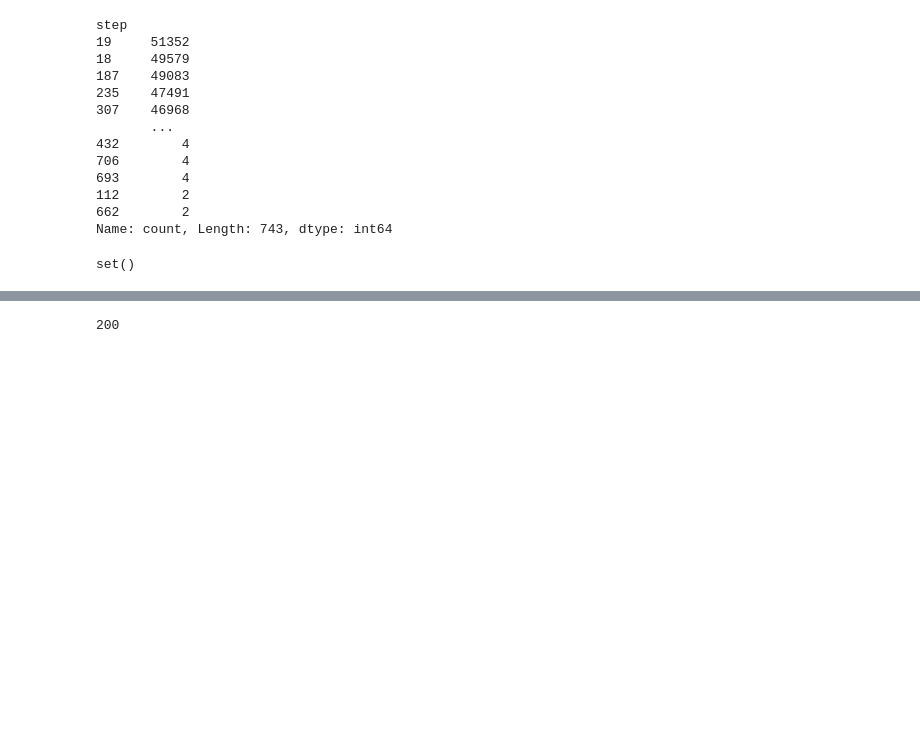
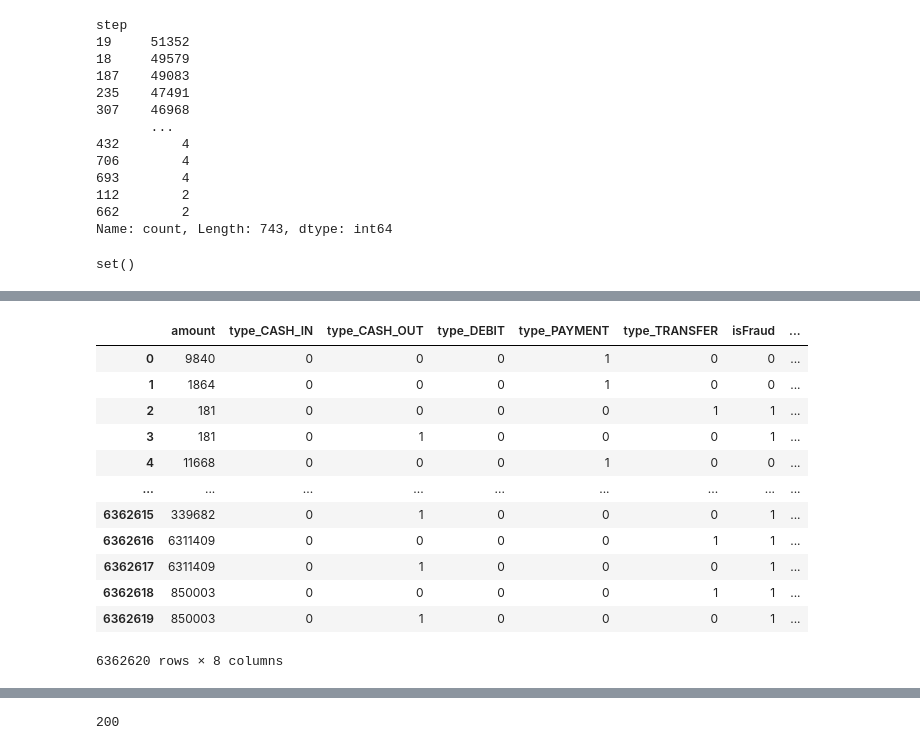
Before and after one commit to K123AsJ0k1/FFD, a Jupyter notebook: code/notebooks/testing/Central-Worker-Development.ipynb, the cells around one changed output, grey strips where cells are left out. Saved outputs shown, nothing was run; the diff lists cells and outputs as text; code cells hidden in the pictures; blank space fills up the shorter version.

```diff
--- a/code/notebooks/testing/Central-Worker-Development.ipynb
+++ b/code/notebooks/testing/Central-Worker-Development.ipynb
@@ -1363,0 +1451,16 @@ set()
+# %%
+relevant_df
+# %% [output]
+|  | amount | type_CASH_IN | type_CASH_OUT | type_DEBIT | type_PAYMENT | type_TRANSFER | isFraud | ... |
+| 0 | 9840 | 0 | 0 | 0 | 1 | 0 | 0 | ... |
+| 1 | 1864 | 0 | 0 | 0 | 1 | 0 | 0 | ... |
+| 2 | 181 | 0 | 0 | 0 | 0 | 1 | 1 | ... |
+| 3 | 181 | 0 | 1 | 0 | 0 | 0 | 1 | ... |
+| 4 | 11668 | 0 | 0 | 0 | 1 | 0 | 0 | ... |
+| ... | ... | ... | ... | ... | ... | ... | ... | ... |
+| 6362615 | 339682 | 0 | 1 | 0 | 0 | 0 | 1 | ... |
+| 6362616 | 6311409 | 0 | 0 | 0 | 0 | 1 | 1 | ... |
+| 6362617 | 6311409 | 0 | 1 | 0 | 0 | 0 | 1 | ... |
+| 6362618 | 850003 | 0 | 0 | 0 | 0 | 1 | 1 | ... |
+| 6362619 | 850003 | 0 | 1 | 0 | 0 | 0 | 1 | ... |
+6362620 rows × 8 columns
```
Also changed, not shown: parts of 7 cells of this notebook.
